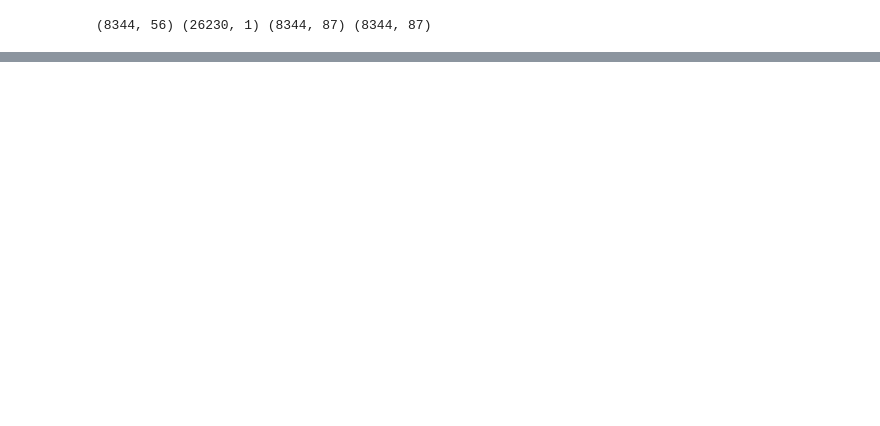
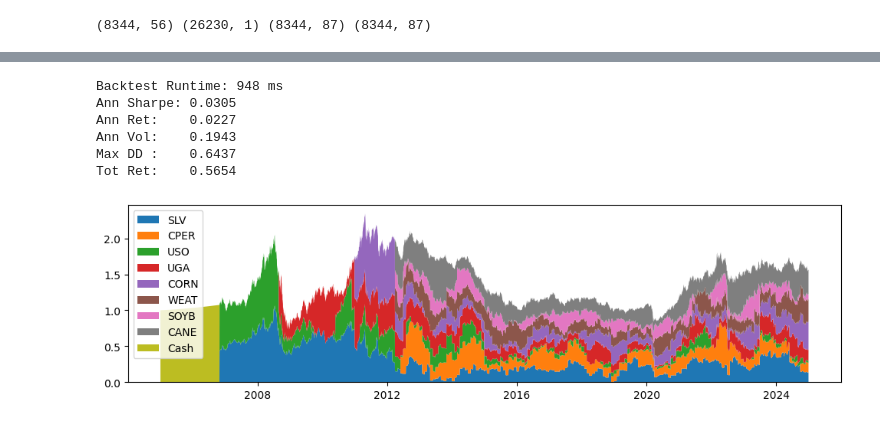
Before and after one commit to codezart44/portfolio-opt, a Jupyter notebook: src/popt/backtest/main.ipynb, the cells around one changed output, grey strips where cells are left out. Saved outputs shown, nothing was run; the diff lists cells and outputs as text; code cells hidden in the pictures; blank space fills up the shorter version.

```diff
--- a/src/popt/backtest/main.ipynb
+++ b/src/popt/backtest/main.ipynb
@@ -105,0 +121,13 @@ Tot Ret:    3.5061
+# %%
+dl = DataLoader(db=db, tickers=comd)
+md = MaximumDiversification(dl)
+sim.run(md, verbose=True)
+wealth_plot(sim)
+# %% [output]
+Backtest Runtime: 948 ms
+Ann Sharpe: 0.0305
+Ann Ret:    0.0227
+Ann Vol:    0.1943
+Max DD :    0.6437
+Tot Ret:    0.5654
+[figure, added]
```
Also changed, not shown: parts of 6 cells of this notebook, 3 other files.
